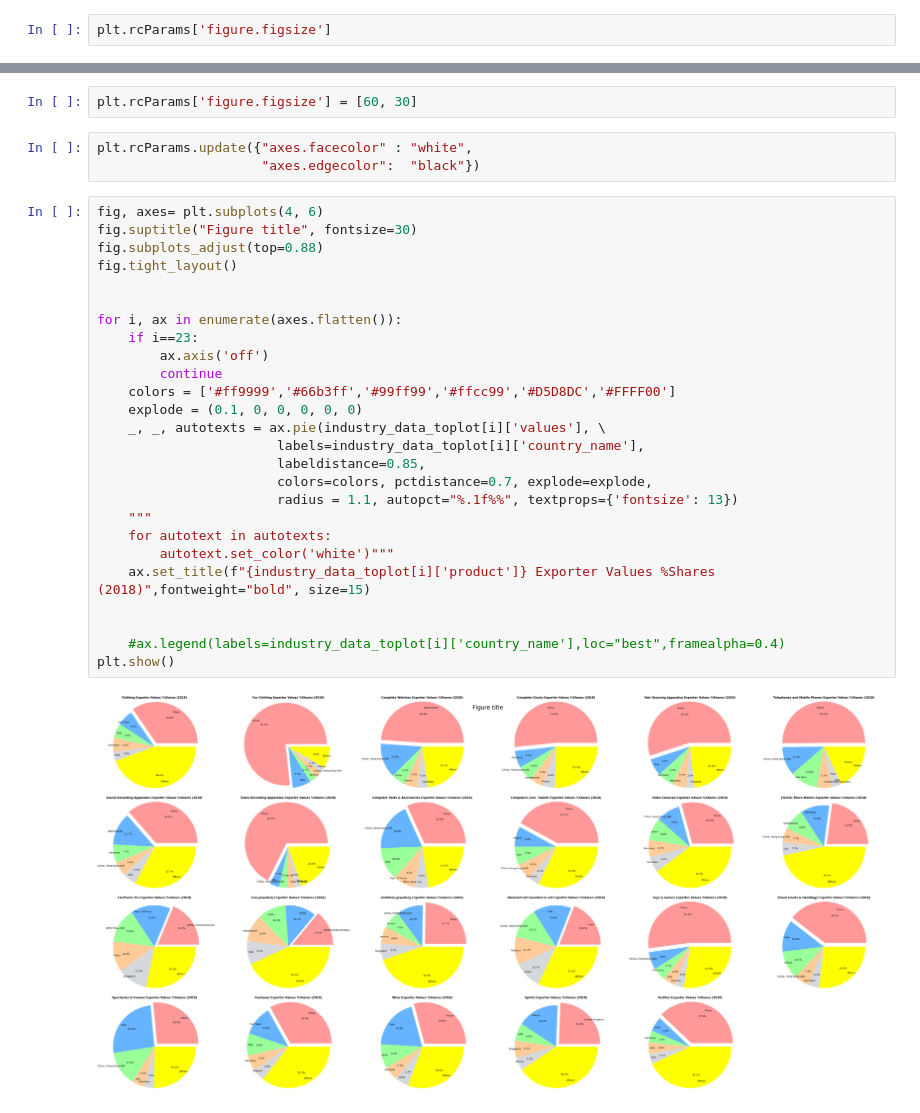
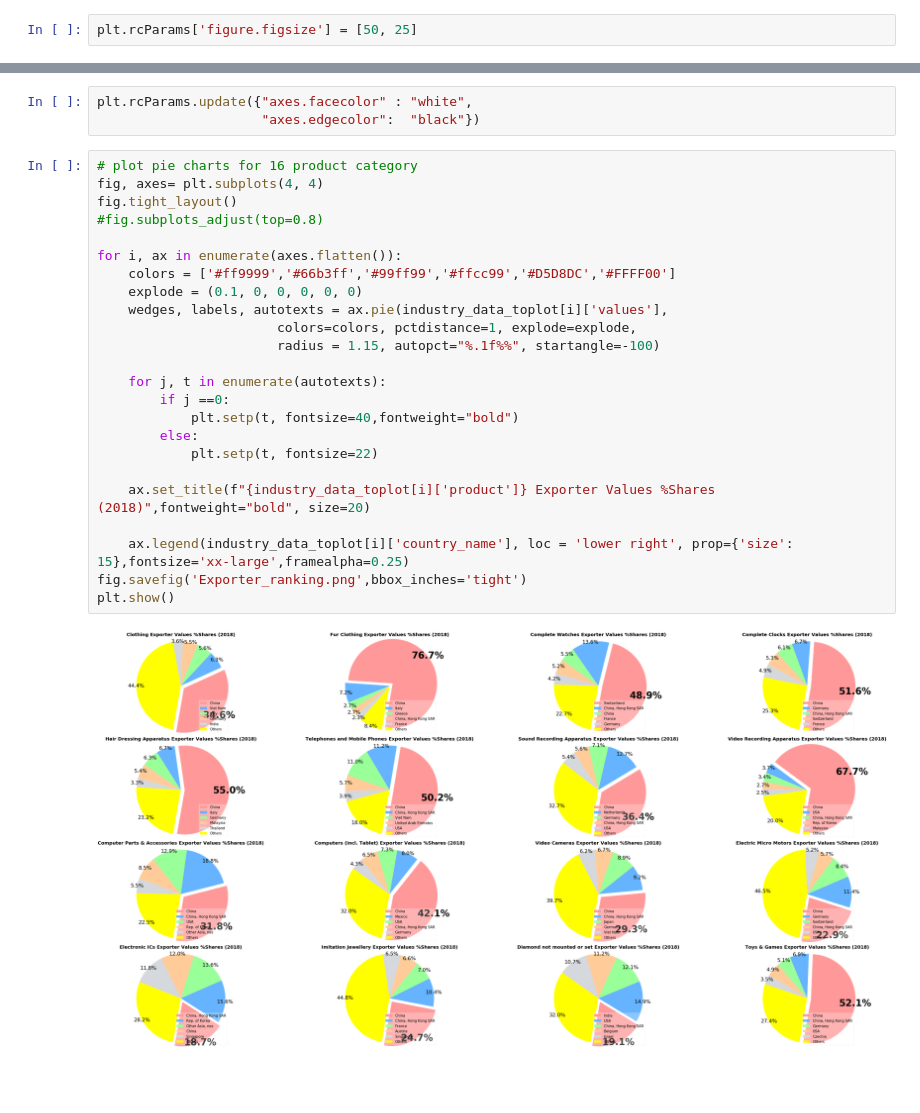
Before and after one commit to v-w-dev/World_commodity_trade_analysis, a Jupyter notebook: Commodity_Exporter_analysis.ipynb, the cells around one changed output, grey strips where cells are left out. Cells and saved outputs as stored; diff of their text form; blank space fills up the shorter version.

```diff
--- a/Commodity_Exporter_analysis.ipynb
+++ b/Commodity_Exporter_analysis.ipynb
@@ -229,2 +230,2 @@ industry_data_toplot
 # %%
-plt.rcParams['figure.figsize']
+plt.rcParams['figure.figsize'] = [50, 25]
@@ -233,33 +232,29 @@ plt.rcParams['figure.figsize']
-# %%
-plt.rcParams['figure.figsize'] = [60, 30]
 # %%
 plt.rcParams.update({"axes.facecolor" : "white",
                      "axes.edgecolor":  "black"})
 # %%
-fig, axes= plt.subplots(4, 6)
-fig.suptitle("Figure title", fontsize=30)
-fig.subplots_adjust(top=0.88)
+# plot pie charts for 16 product category
+fig, axes= plt.subplots(4, 4)
 fig.tight_layout()
-
+#fig.subplots_adjust(top=0.8)
 
 for i, ax in enumerate(axes.flatten()):
-    if i==23:
-        ax.axis('off')
-        continue
     colors = ['#ff9999','#66b3ff','#99ff99','#ffcc99','#D5D8DC','#FFFF00']
     explode = (0.1, 0, 0, 0, 0, 0)
-    _, _, autotexts = ax.pie(industry_data_toplot[i]['values'], \
-                       labels=industry_data_toplot[i]['country_name'],
-                       labeldistance=0.85,
-                       colors=colors, pctdistance=0.7, explode=explode,
-                       radius = 1.1, autopct="%.1f%%", textprops={'fontsize': 13})
-    """
-    for autotext in autotexts:
-        autotext.set_color('white')"""
-    ax.set_title(f"{industry_data_toplot[i]['product']} Exporter Values %Shares (2018)",fontweight="bold", size=15)
+    wedges, labels, autotexts = ax.pie(industry_data_toplot[i]['values'],
+                       colors=colors, pctdistance=1, explode=explode,
+                       radius = 1.15, autopct="%.1f%%", startangle=-100)
 
+    for j, t in enumerate(autotexts):
+        if j ==0:
+            plt.setp(t, fontsize=40,fontweight="bold")
+        else:
+            plt.setp(t, fontsize=22)
 
-    #ax.legend(labels=industry_data_toplot[i]['country_name'],loc="best",framealpha=0.4)
+    ax.set_title(f"{industry_data_toplot[i]['product']} Exporter Values %Shares (2018)",fontweight="bold", size=20)
+
+    ax.legend(industry_data_toplot[i]['country_name'], loc = 'lower right', prop={'size': 15},fontsize='xx-large',framealpha=0.25)
+fig.savefig('Exporter_ranking.png',bbox_inches='tight')
 plt.show()
 # %% [output]
-[figure, old version]
+[figure, new version]
```
Also changed, not shown: parts of 10 cells of this notebook, 6 other files.
